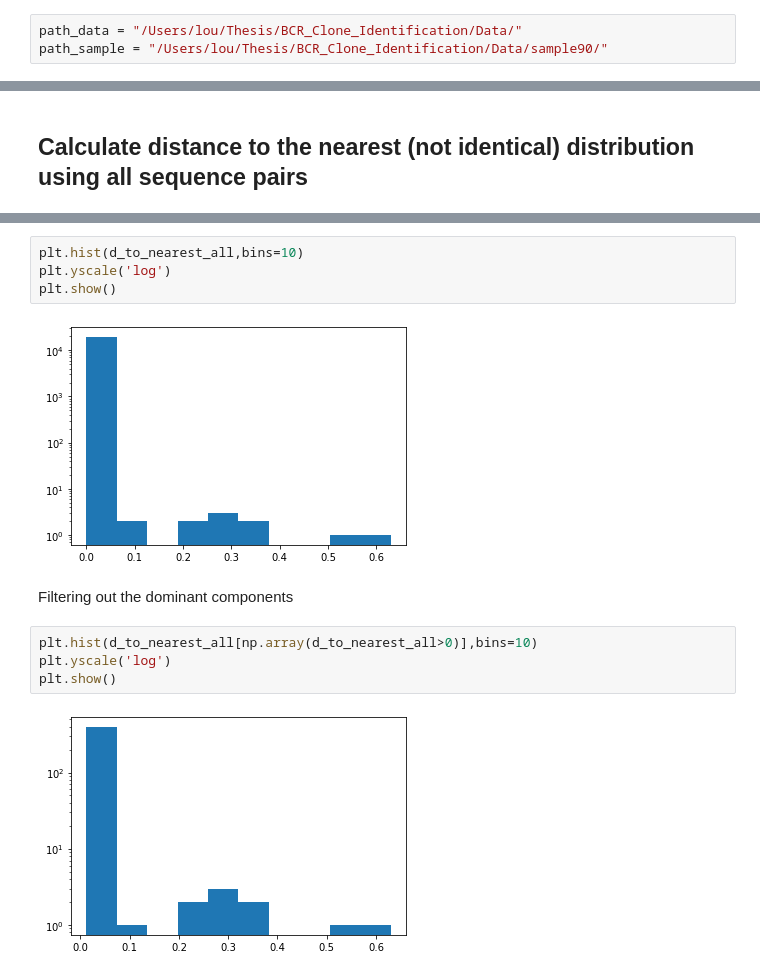
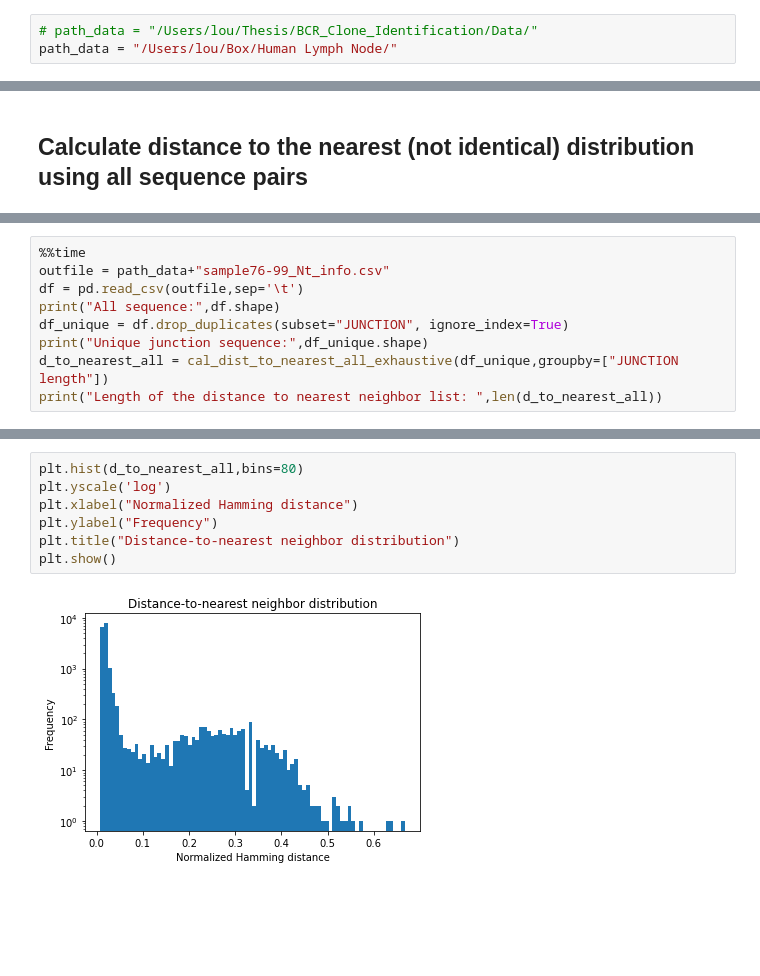
Before and after one commit to RoseYuan/BCR_Clone_Identification, a Jupyter notebook: Scripts/Alignment-based-cleaned.ipynb, the cells around one changed output, grey strips where cells are left out. Drawn from its saved outputs; the diff is of its cells as text; blank space fills up the shorter version.

```diff
--- a/Scripts/Alignment-based-cleaned.ipynb
+++ b/Scripts/Alignment-based-cleaned.ipynb
@@ -5,3 +6,3 @@ import matplotlib.pyplot as plt
 # %%
-path_data = "/Users/lou/Thesis/BCR_Clone_Identification/Data/"
-path_sample = "/Users/lou/Thesis/BCR_Clone_Identification/Data/sample90/"
+# path_data = "/Users/lou/Thesis/BCR_Clone_Identification/Data/"
+path_data = "/Users/lou/Box/Human Lymph Node/"
@@ -112,0 +162,9 @@ plt.hist(d_to_nearest_all,bins=50)
+# %%
+%%time
+outfile = path_data+"sample76-99_Nt_info.csv"
+df = pd.read_csv(outfile,sep='\t')
+print("All sequence:",df.shape)
+df_unique = df.drop_duplicates(subset="JUNCTION", ignore_index=True)
+print("Unique junction sequence:",df_unique.shape)
+d_to_nearest_all = cal_dist_to_nearest_all_exhaustive(df_unique,groupby=["JUNCTION length"])
+print("Length of the distance to nearest neighbor list: ",len(d_to_nearest_all))
@@ -113,14 +189,9 @@ plt.hist(d_to_nearest_all,bins=50)
 # %%
-plt.hist(d_to_nearest_all,bins=10)
+plt.hist(d_to_nearest_all,bins=80)
 plt.yscale('log')
+plt.xlabel("Normalized Hamming distance")
+plt.ylabel("Frequency")
+plt.title("Distance-to-nearest neighbor distribution")
 plt.show()
 # %% [output]
-[figure, old version]
+[figure, new version]
-# %% [markdown]
-Filtering out the dominant components
-# %%
-plt.hist(d_to_nearest_all[np.array(d_to_nearest_all>0)],bins=10)
-plt.yscale('log')
-plt.show()
-# %% [output]
-[figure, removed]
```
Also changed, not shown: parts of 37 cells of this notebook, 4 other files.
